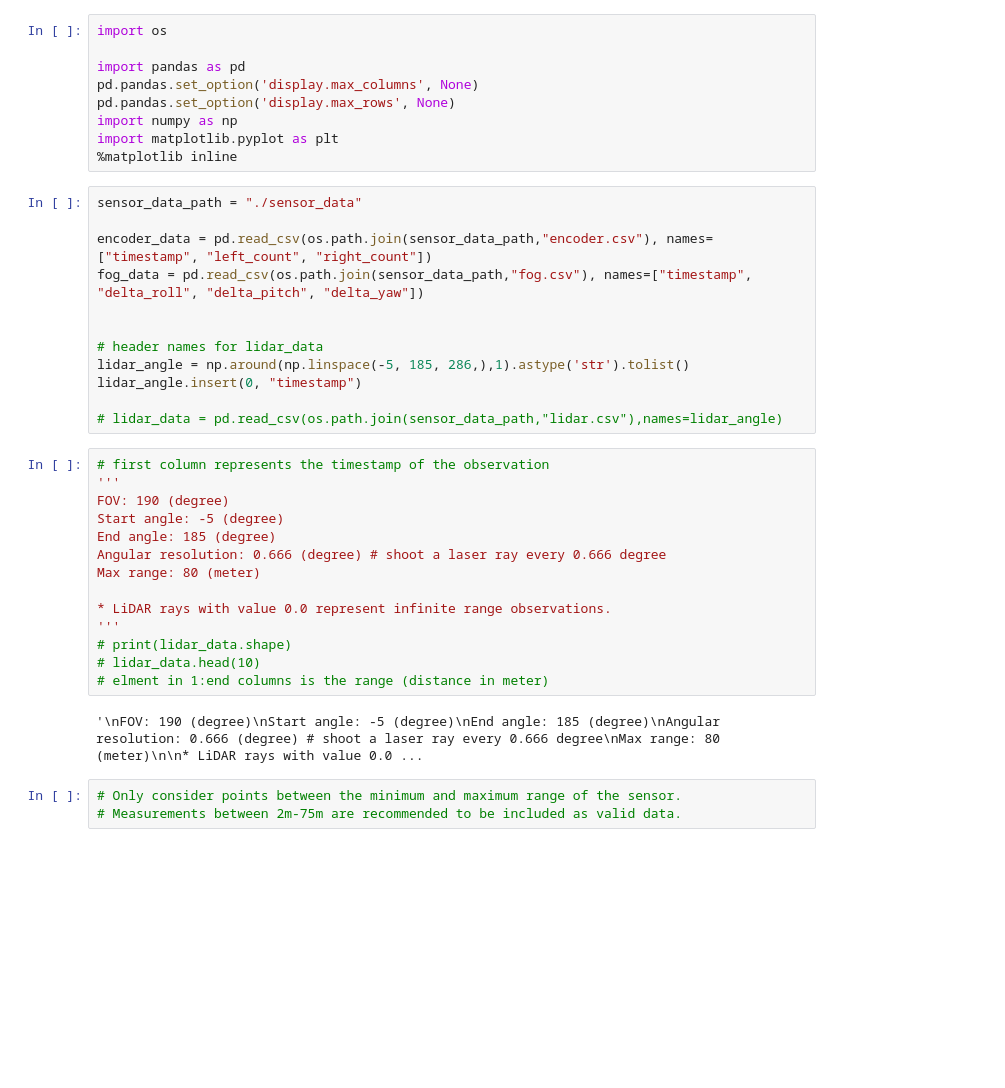
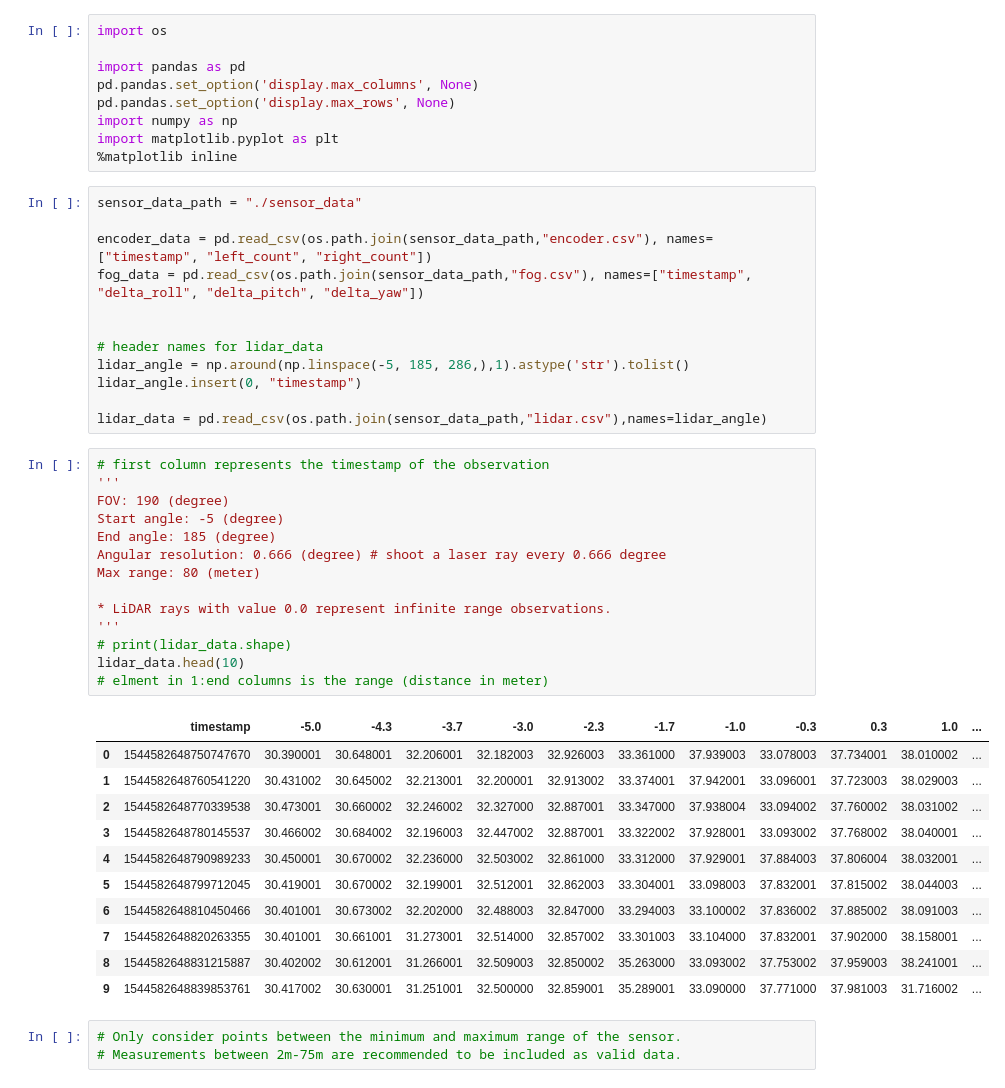
Before and after one commit to yifanwu2828/Particle-Filter-SLAM, a Jupyter notebook: code/data/exploreData.ipynb, the cells around one changed output. Cells and saved outputs as stored; diff of their text form; blank space fills up the shorter version.

```diff
--- a/code/data/exploreData.ipynb
+++ b/code/data/exploreData.ipynb
@@ -18,23 +18,33 @@ fog_data = pd.read_csv(os.path.join(sensor_data_path,"fog.csv"), names=["timesta
 lidar_angle = np.around(np.linspace(-5, 185, 286,),1).astype('str').tolist()
 lidar_angle.insert(0, "timestamp")
 
-# lidar_data = pd.read_csv(os.path.join(sensor_data_path,"lidar.csv"),names=lidar_angle)
+lidar_data = pd.read_csv(os.path.join(sensor_data_path,"lidar.csv"),names=lidar_angle)
 # %%
 # first column represents the timestamp of the observation
 '''
 FOV: 190 (degree)
 Start angle: -5 (degree)
 End angle: 185 (degree)
 Angular resolution: 0.666 (degree) # shoot a laser ray every 0.666 degree
 Max range: 80 (meter)
 
 * LiDAR rays with value 0.0 represent infinite range observations.
 '''
 # print(lidar_data.shape)
-# lidar_data.head(10)
+lidar_data.head(10)
 # elment in 1:end columns is the range (distance in meter)
 # %% [output]
-'\nFOV: 190 (degree)\nStart angle: -5 (degree)\nEnd angle: 185 (degree)\nAngular resolution: 0.666 (degree) # shoot a laser ray every 0.666 degree\nMax range: 80 (meter)\n\n* LiDAR rays with value 0.0 ...
+|  | timestamp | -5.0 | -4.3 | -3.7 | -3.0 | -2.3 | -1.7 | -1.0 | -0.3 | 0.3 | 1.0 | ... |
+| 0 | 1544582648750747670 | 30.390001 | 30.648001 | 32.206001 | 32.182003 | 32.926003 | 33.361000 | 37.939003 | 33.078003 | 37.734001 | 38.010002 | ... |
+| 1 | 1544582648760541220 | 30.431002 | 30.645002 | 32.213001 | 32.200001 | 32.913002 | 33.374001 | 37.942001 | 33.096001 | 37.723003 | 38.029003 | ... |
+| 2 | 1544582648770339538 | 30.473001 | 30.660002 | 32.246002 | 32.327000 | 32.887001 | 33.347000 | 37.938004 | 33.094002 | 37.760002 | 38.031002 | ... |
+| 3 | 1544582648780145537 | 30.466002 | 30.684002 | 32.196003 | 32.447002 | 32.887001 | 33.322002 | 37.928001 | 33.093002 | 37.768002 | 38.040001 | ... |
+| 4 | 1544582648790989233 | 30.450001 | 30.670002 | 32.236000 | 32.503002 | 32.861000 | 33.312000 | 37.929001 | 37.884003 | 37.806004 | 38.032001 | ... |
+| 5 | 1544582648799712045 | 30.419001 | 30.670002 | 32.199001 | 32.512001 | 32.862003 | 33.304001 | 33.098003 | 37.832001 | 37.815002 | 38.044003 | ... |
+| 6 | 1544582648810450466 | 30.401001 | 30.673002 | 32.202000 | 32.488003 | 32.847000 | 33.294003 | 33.100002 | 37.836002 | 37.885002 | 38.091003 | ... |
+| 7 | 1544582648820263355 | 30.401001 | 30.661001 | 31.273001 | 32.514000 | 32.857002 | 33.301003 | 33.104000 | 37.832001 | 37.902000 | 38.158001 | ... |
+| 8 | 1544582648831215887 | 30.402002 | 30.612001 | 31.266001 | 32.509003 | 32.850002 | 35.263000 | 33.093002 | 37.753002 | 37.959003 | 38.241001 | ... |
+| 9 | 1544582648839853761 | 30.417002 | 30.630001 | 31.251001 | 32.500000 | 32.859001 | 35.289001 | 33.090000 | 37.771000 | 37.981003 | 31.716002 | ... |
 # %%
 # Only consider points between the minimum and maximum range of the sensor.
 # Measurements between 2m-75m are recommended to be included as valid data.
```
Also changed, not shown: parts of 4 cells of this notebook, 1 other file.
